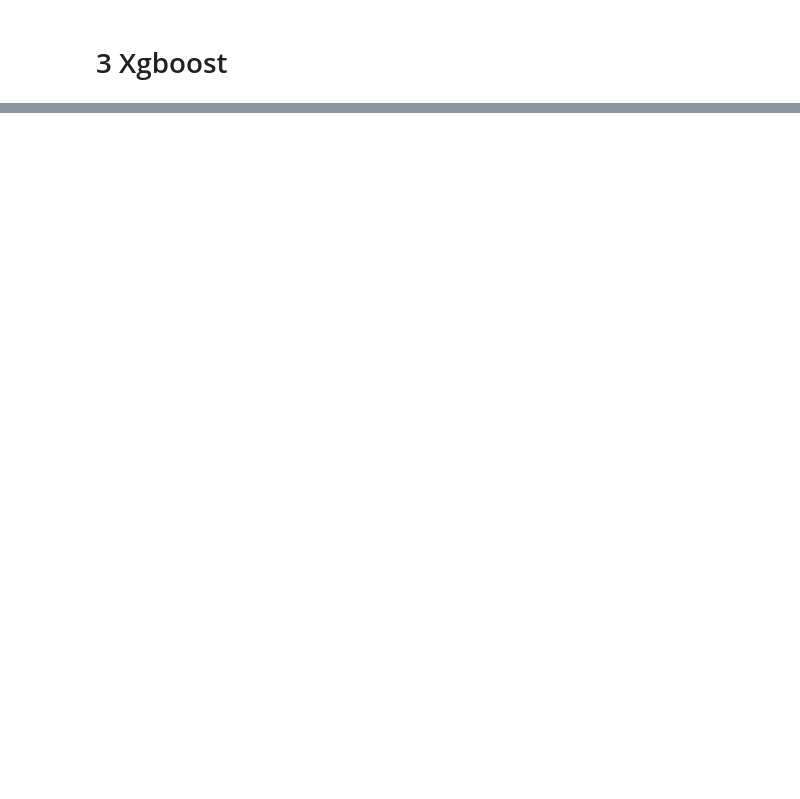
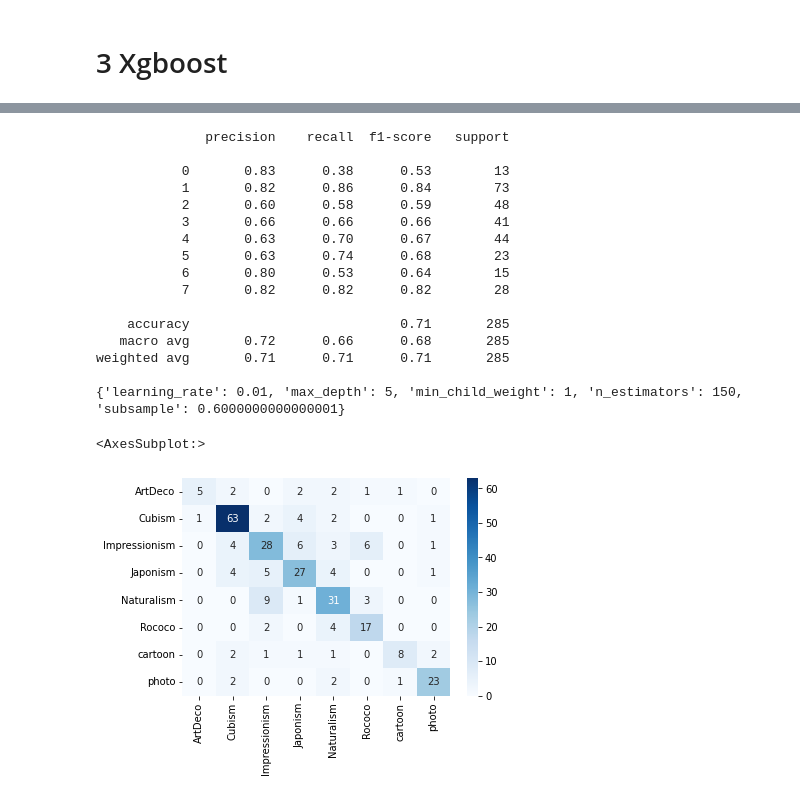
Before and after one commit to theisub/ArtClassify, a Jupyter notebook: task.ipynb, the cells around one changed output, grey strips where cells are left out. Saved outputs shown, nothing was run; the diff lists cells and outputs as text; code cells hidden in the pictures; blank space fills up the shorter version.

```diff
--- a/task.ipynb
+++ b/task.ipynb
@@ -554,2 +554,39 @@ Silhoutette score= 0.41097203
 # %% [markdown]
 # 3 Xgboost
+# %%
+from sklearn.metrics import make_scorer,f1_score,precision_score,recall_score,accuracy_score
+from sklearn.model_selection import GridSearchCV,StratifiedKFold
+import xgboost as xgb
+
+import scipy.stats as stats
+
+X_train = df.iloc[train_idx]
+X_test =df.iloc[test_idx]
+
+scorers = {
+            'f1_score': make_scorer(f1_score, average='micro'),
+            'precision_score': make_scorer(precision_score, average='micro'),
+            'recall_score': make_scorer(recall_score, average='micro'),
+            'accuracy_score': make_scorer(accuracy_score)
+          }
+xgb_model = xgb.XGBClassifier(n_jobs=-1, objective='multi:softmax',use_label_encoder='False')
+param_dist = {'n_estimators': np.arange(50,450,100),
+              'learning_rate': np.arange(0.01,0.35,0.10),
+              'subsample': np.arange(0.4,1,0.2),
+              'max_depth': np.arange(5,8,1),
+              'min_child_weight': np.arange(1,7,2)
+             }
+
+skf = StratifiedKFold(n_splits=3, shuffle = True)
+gridCV = GridSearchCV(xgb_model,
+                          param_grid= param_dist,
+                          cv = skf,
+                          scoring = scorers,
+                          verbose = 3,
+                          n_jobs = -1,
+                          return_train_score=True,
+                          refit = 'f1_score')
+gridCV.fit(X_train[['var1','var2']],X_train['target'])
+
+preds = gridCV.best_estimator_.predict(X_test[['var1','var2']])
+# scores = cross_val_score(gridCV, X_train[['var1','var2']],X_train['target'], cv=5, scoring = "precision")
@@ -555,0 +615,25 @@ Silhoutette score= 0.41097203
+# %%
+print(classification_report(X_test['target'],preds))
+
+print(gridCV.best_params_)
+cf_matrix_xgb = confusion_matrix(X_test['target'],preds)
+sns.heatmap(cf_matrix_xgb, annot=True,xticklabels=traindata.classes,yticklabels=traindata.classes,cmap='Blues')
+# %% [output]
+              precision    recall  f1-score   support
+
+           0       0.83      0.38      0.53        13
+           1       0.82      0.86      0.84        73
+           2       0.60      0.58      0.59        48
+           3       0.66      0.66      0.66        41
+           4       0.63      0.70      0.67        44
+           5       0.63      0.74      0.68        23
+           6       0.80      0.53      0.64        15
+           7       0.82      0.82      0.82        28
+
+    accuracy                           0.71       285
+   macro avg       0.72      0.66      0.68       285
+weighted avg       0.71      0.71      0.71       285
+
+{'learning_rate': 0.01, 'max_depth': 5, 'min_child_weight': 1, 'n_estimators': 150, 'subsample': 0.6000000000000001}
+<AxesSubplot:>
+[figure, added]
```
Also changed, not shown: parts of 2 cells of this notebook.
